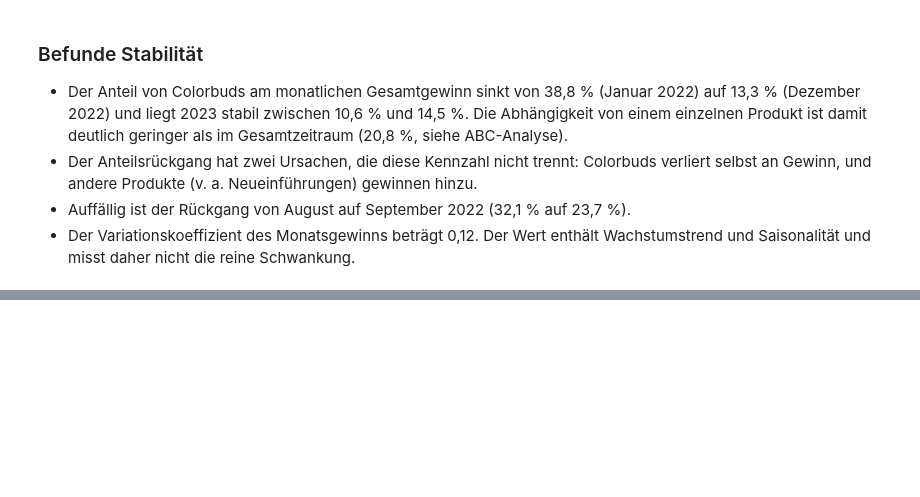
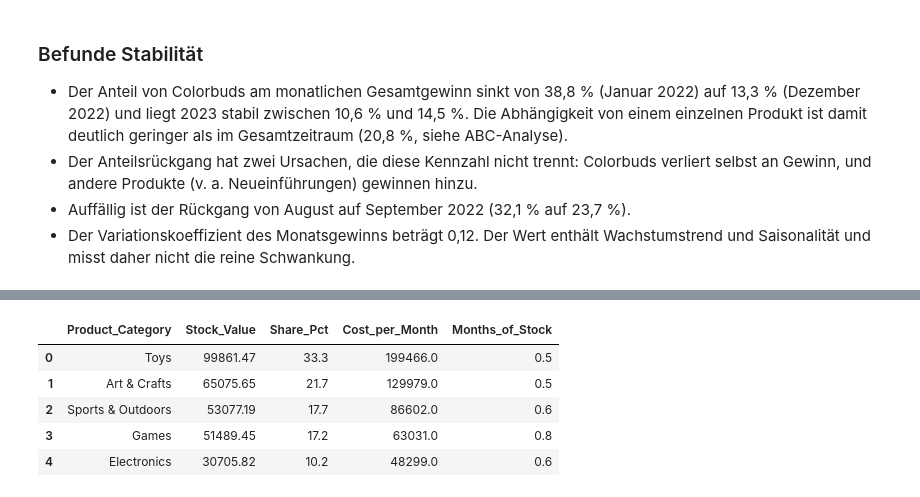
Before and after one commit to chrishorvath8595/maven_toys_profitability, a Jupyter notebook: notebooks/03_daten_analysieren.ipynb, the cells around one changed output, grey strips where cells are left out. Saved outputs shown, nothing was run; the diff lists cells and outputs as text; code cells hidden in the pictures; blank space fills up the shorter version.

```diff
--- a/notebooks/03_daten_analysieren.ipynb
+++ b/notebooks/03_daten_analysieren.ipynb
@@ -496,0 +500,13 @@ Variationskoeffizient des Monatsgewinns: 0.12
+# %%
+print(inventory_full.columns.tolist())
+
+print("Gesamter Lagerwert:", round(inventory_full["Stock_Value"].sum()))
+
+stock_category = (
+    inventory_full.groupby("Product_Category")["Stock_Value"]
+    .sum()
+    .sort_values(ascending=False)
+    .reset_index()
+)
+stock_category["Share_Pct"] = (stock_category["Stock_Value"] / stock_category["Stock_Value"].sum() * 100).round(1)
+stock_category
@@ -496,0 +530,17 @@ Variationskoeffizient des Monatsgewinns: 0.12
+# %%
+last_3_months = sales_full[sales_full["Date"] >= "2023-07-01"]
+
+cost_per_month = (
+    last_3_months.groupby("Product_Category")["Total_Cost"].sum() / 3
+)
+
+stock_category["Cost_per_Month"] = stock_category["Product_Category"].map(cost_per_month).round()
+stock_category["Months_of_Stock"] = (stock_category["Stock_Value"] / stock_category["Cost_per_Month"]).round(1)
+stock_category
+# %% [output]
+|  | Product_Category | Stock_Value | Share_Pct | Cost_per_Month | Months_of_Stock |
+| 0 | Toys | 99861.47 | 33.3 | 199466.0 | 0.5 |
+| 1 | Art & Crafts | 65075.65 | 21.7 | 129979.0 | 0.5 |
+| 2 | Sports & Outdoors | 53077.19 | 17.7 | 86602.0 | 0.6 |
+| 3 | Games | 51489.45 | 17.2 | 63031.0 | 0.8 |
+| 4 | Electronics | 30705.82 | 10.2 | 48299.0 | 0.6 |
```
Also changed, not shown: parts of 9 cells of this notebook.
